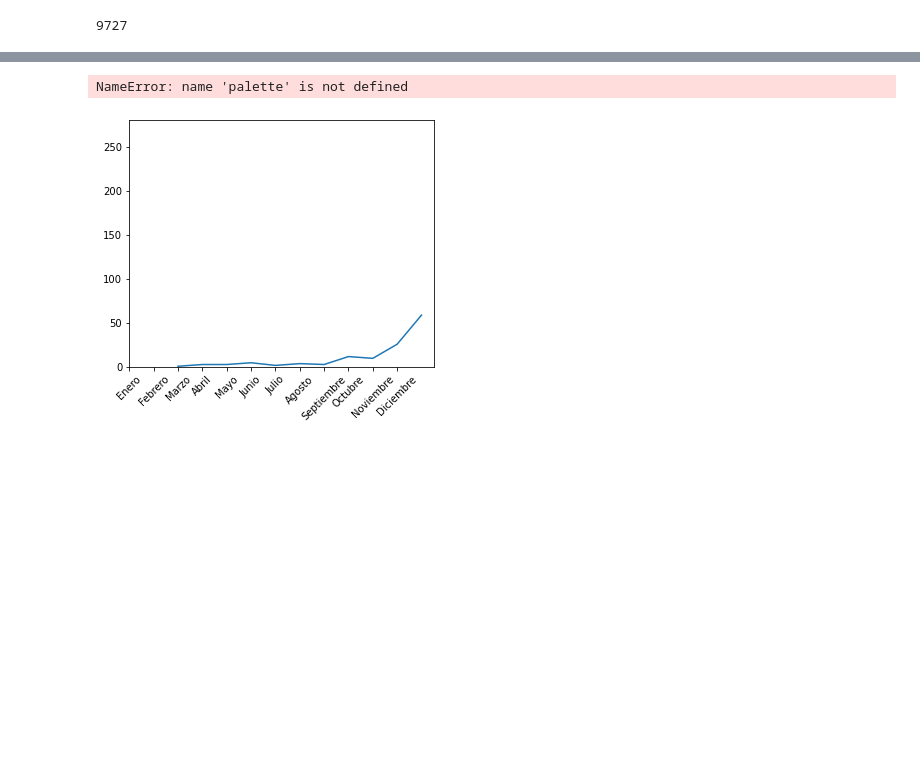
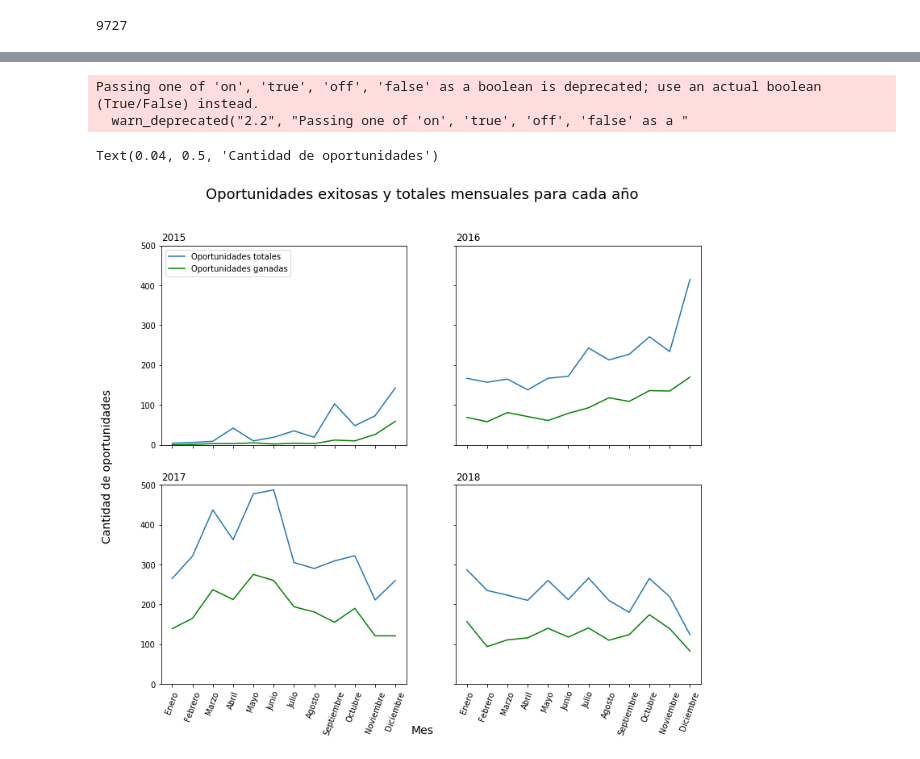
Before and after one commit to faristegui/tpdatos-2c-2020, a Jupyter notebook: TP1-Felipe.ipynb, the cells around one changed output, grey strips where cells are left out. Drawn from its saved outputs; the diff is of its cells as text; code cells hidden in the pictures; blank space fills up the shorter version.

```diff
--- a/TP1-Felipe.ipynb
+++ b/TP1-Felipe.ipynb
@@ -21,7 +21,7 @@ data_frame["Planned_Delivery_End_Date"] = pd.to_datetime(data_frame["Planned_Del
 data_frame["Quote_Expiry_Date"] = pd.to_datetime(data_frame["Quote_Expiry_Date"], errors="coerce")
 data_frame["Last_Modified_Date"] = pd.to_datetime(data_frame["Last_Modified_Date"], errors="coerce")
 data_frame["Account_Created_Date"] = pd.to_datetime(data_frame["Account_Created_Date"], errors="coerce")
-#data_frame["Month"] = pd.to_datetime(data_frame["Month"], format = "%Y - %m")
+data_frame["Month"] = pd.to_datetime(data_frame["Month"], format = "%Y - %m")
 
 dateColumns = ["Opportunity_Created_Date", "Planned_Delivery_Start_Date", "Planned_Delivery_End_Date", "Quote_Expiry_Date", "Last_Modified_Date", "Account_Created_Date"]
 
@@ -610,55 +632,83 @@ NameError: name 'fastDelivery' is not defined
 # %%
 monthName = ["Enero", "Febrero", "Marzo", "Abril", "Mayo", "Junio", "Julio", "Agosto", "Septiembre", "Octubre", "Noviembre", "Diciembre"]
 
-plt.figure(figsize=(12,10))
+fig = plt.figure(figsize=(12,10))
+
+plt.xlabel("common X")
+plt.ylabel("common Y")
+
+año2015total = data_frame[data_frame["Opportunity_Created_Date"].dt.year == 2015]
+año2015total["mesCreacion"] = data_frame["Opportunity_Created_Date"].dt.month
+opPorMes2total = año2015total.groupby("mesCreacion").agg({"Opportunity_ID": pd.Series.nunique}).reset_index()
 
 año2015 = data_frame.loc[(data_frame["Opportunity_Created_Date"].dt.year == 2015) & (data_frame["Stage"] == "Closed Won"),:]
 año2015["mesCreacion"] = data_frame["Opportunity_Created_Date"].dt.month
 opPorMes2 = año2015.groupby("mesCreacion").agg({"Opportunity_ID": pd.Series.nunique}).reset_index()
+opPorMes2 = pd.concat([pd.DataFrame({"Opportunity_ID":[0], "mesCreacion":[1]}), opPorMes2], sort=False)
+
 plt.subplot(2,2, 1)
-plt.ylim(0,280)
-plt.plot(opPorMes2["mesCreacion"], opPorMes2["Opportunity_ID"])
-plt.xticks(np.arange(12), monthName, rotation=45)
+plt.plot(opPorMes2total["mesCreacion"], opPorMes2total["Opportunity_ID"])
+plt.ylim(0,500)
+plt.plot(opPorMes2["mesCreacion"], opPorMes2["Opportunity_ID"], color="green")
+plt.xticks(np.arange(1, 13), monthName, rotation=45)
 plt.tick_params(labelbottom='off')
-plt.title(2015, loc='left', fontsize=12, fontweight=0, color=palette(num) )
+plt.title(2015, loc='left', fontsize=12, fontweight=0)
+plt.legend(["Oportunidades totales", "Oportunidades ganadas"], loc=2)
 
+
+año2016total = data_frame[data_frame["Opportunity_Created_Date"].dt.year == 2016]
+año2016total["mesCreacion"] = data_frame["Opportunity_Created_Date"].dt.month
+opPorMes3total = año2016total.groupby("mesCreacion").agg({"Opportunity_ID": pd.Series.nunique}).reset_index()
 
 año2016 = data_frame.loc[(data_frame["Opportunity_Created_Date"].dt.year == 2016) & (data_frame["Stage"] == "Closed Won"),:]
 año2016["mesCreacion"] = data_frame["Opportunity_Created_Date"].dt.month
 opPorMes3 = año2016.groupby("mesCreacion").agg({"Opportunity_ID": pd.Series.nunique}).reset_index()
+
 plt.subplot(2,2, 2)
-plt.ylim(0,280)
-plt.plot(opPorMes3["mesCreacion"], opPorMes3["Opportunity_ID"])
-plt.xticks(np.arange(12), monthName, rotation=45)
+plt.plot(opPorMes3total["mesCreacion"], opPorMes3total["Opportunity_ID"])
+plt.ylim(0,500)
+plt.plot(opPorMes3["mesCreacion"], opPorMes3["Opportunity_ID"], color="green")
+plt.xticks(np.arange(1, 13), monthName, rotation=45)
 plt.tick_params(labelbottom='off', labelleft='off')
-plt.title(2016, loc='left', fontsize=12, fontweight=0, color=palette(num) )
+plt.title(2016, loc='left', fontsize=12, fontweight=0)
 
+
+año2017total = data_frame[data_frame["Opportunity_Created_Date"].dt.year == 2017]
+año2017total["mesCreacion"] = data_frame["Opportunity_Created_Date"].dt.month
+opPorMes4total = año2017total.groupby("mesCreacion").agg({"Opportunity_ID": pd.Series.nunique}).reset_index()
 
 año2017 = data_frame.loc[(data_frame["Opportunity_Created_Date"].dt.year == 2017) & (data_frame["Stage"] == "Closed Won"),:]
 año2017["mesCreacion"] = data_frame["Opportunity_Created_Date"].dt.month
 opPorMes4 = año2017.groupby("mesCreacion").agg({"Opportunity_ID": pd.Series.nunique}).reset_index()
 plt.subplot(2,2, 3)
-plt.ylim(0,280)
-plt.plot(opPorMes4["mesCreacion"], opPorMes4["Opportunity_ID"])
-plt.title(2017, loc='left', fontsize=12, fontweight=0, color=palette(num) )
-plt.xticks(np.arange(12), monthName, rotation=45)
+plt.plot(opPorMes2total["mesCreacion"], opPorMes4total["Opportunity_ID"])
+plt.ylim(0,500)
+plt.plot(opPorMes4["mesCreacion"], opPorMes4["Opportunity_ID"], color="green")
+plt.title(2017, loc='left', fontsize=12, fontweight=0 )
+plt.xticks(np.arange(1, 13), monthName, rotation=70)
 
+
+año2018total = data_frame[data_frame["Opportunity_Created_Date"].dt.year == 2018]
+año2018total["mesCreacion"] = data_frame["Opportunity_Created_Date"].dt.month
+opPorMes5total = año2018total.groupby("mesCreacion").agg({"Opportunity_ID": pd.Series.nunique}).reset_index()
 
 año2018 = data_frame.loc[(data_frame["Opportunity_Created_Date"].dt.year == 2018) & (data_frame["Stage"] == "Closed Won"),:]
 año2018["mesCreacion"] = data_frame["Opportunity_Created_Date"].dt.month
 opPorMes5 = año2018.groupby("mesCreacion").agg({"Opportunity_ID": pd.Series.nunique}).reset_index()
 plt.subplot(2,2, 4)
-plt.xlim(1, 12)
-plt.ylim(0,280)
-plt.plot(opPorMes5["mesCreacion"], opPorMes5["Opportunity_ID"])
+plt.plot(opPorMes2total["mesCreacion"], opPorMes5total["Opportunity_ID"])
+plt.ylim(0,500)
+plt.plot(opPorMes5["mesCreacion"], opPorMes5["Opportunity_ID"], color="green")
 plt.tick_params(labelleft='off')
-plt.title(2018, loc='left', fontsize=12, fontweight=0, color=palette(num))
-plt.xticks(np.arange(12), monthName, rotation=45)
+plt.title(2018, loc='left', fontsize=12, fontweight=0)
+plt.xticks(np.arange(1, 13), monthName, rotation=70)
 
-plt.suptitle("Oportunidades exitosas mensuales para cada año", fontsize=18, color='black', style='italic')
+plt.suptitle("Oportunidades exitosas y totales mensuales para cada año", fontsize=18, color='black')
 
-
-plt.show()
+fig.text(0.5, 0.04, 'Mes', ha='center', size=14)
+fig.text(0.04, 0.5, 'Cantidad de oportunidades', va='center', rotation='vertical', size=14)
 # %% [output]
-NameError: name 'palette' is not defined
+Passing one of 'on', 'true', 'off', 'false' as a boolean is deprecated; use an actual boolean (True/False) instead.
+  warn_deprecated("2.2", "Passing one of 'on', 'true', 'off', 'false' as a "
+Text(0.04, 0.5, 'Cantidad de oportunidades')
-[figure, old version]
+[figure, new version]
```
Also changed, not shown: parts of 23 cells of this notebook.
